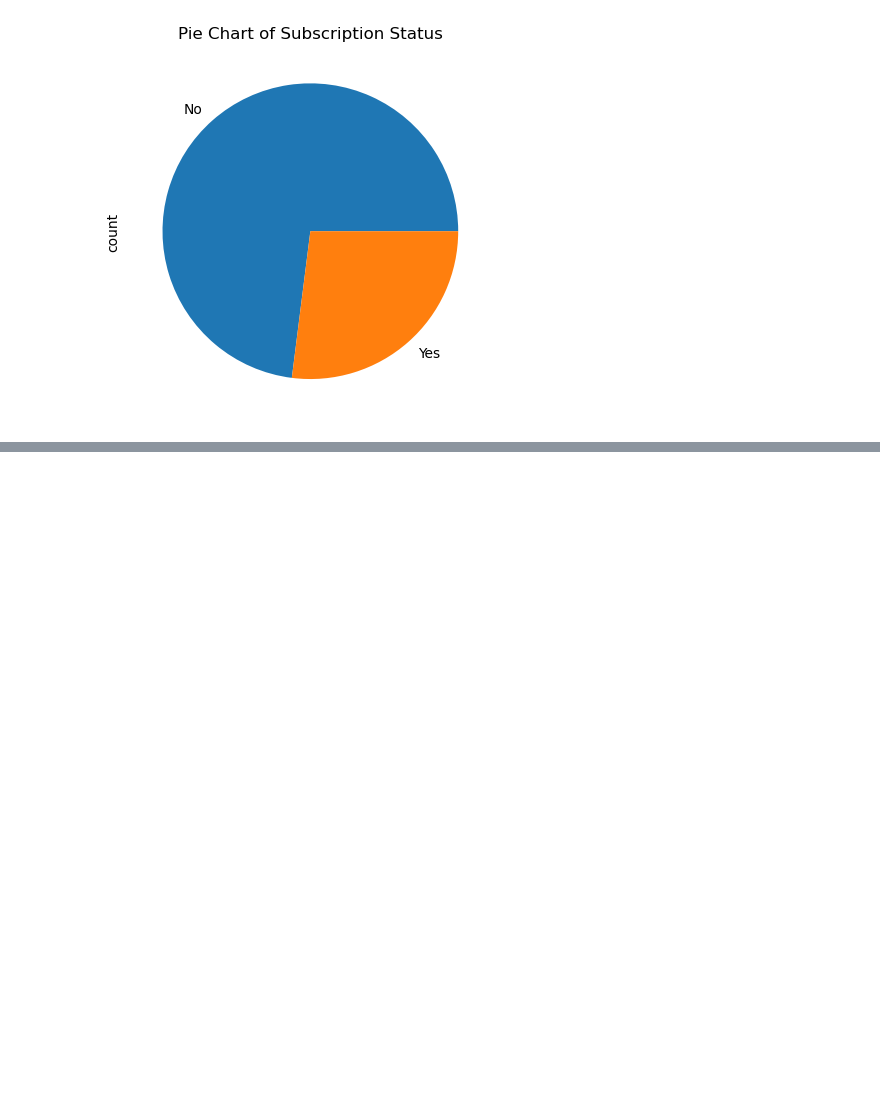
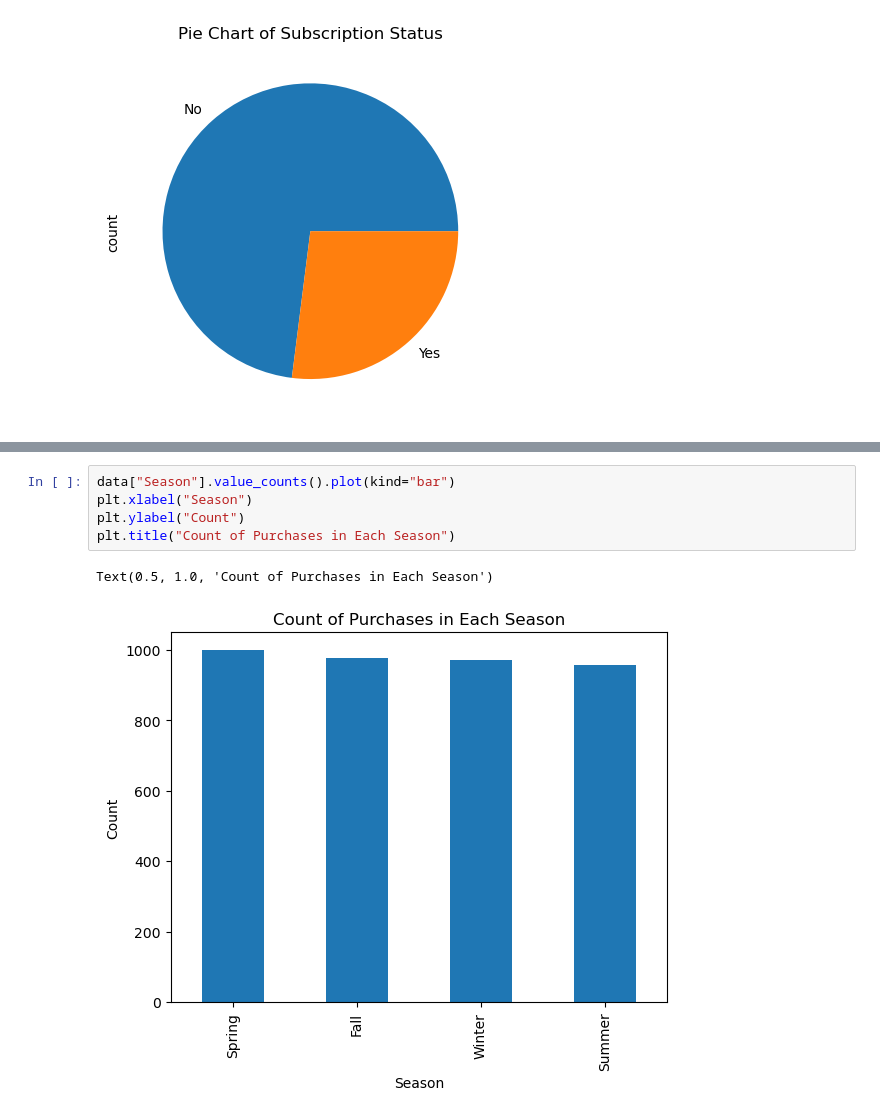
Before and after one commit to markprubin/misc-da, a Jupyter notebook: shopping-trends/shopping_trends.ipynb, the cells around one changed output, grey strips where cells are left out. Drawn from its saved outputs; the diff is of its cells as text; blank space fills up the shorter version.

```diff
--- a/shopping-trends/shopping_trends.ipynb
+++ b/shopping-trends/shopping_trends.ipynb
@@ -131,0 +236,8 @@ data["Color"].value
+# %%
+data["Season"].value_counts().plot(kind="bar")
+plt.xlabel("Season")
+plt.ylabel("Count")
+plt.title("Count of Purchases in Each Season")
+# %% [output]
+Text(0.5, 1.0, 'Count of Purchases in Each Season')
+[figure, added]
```
Also changed, not shown: parts of 19 cells of this notebook.
